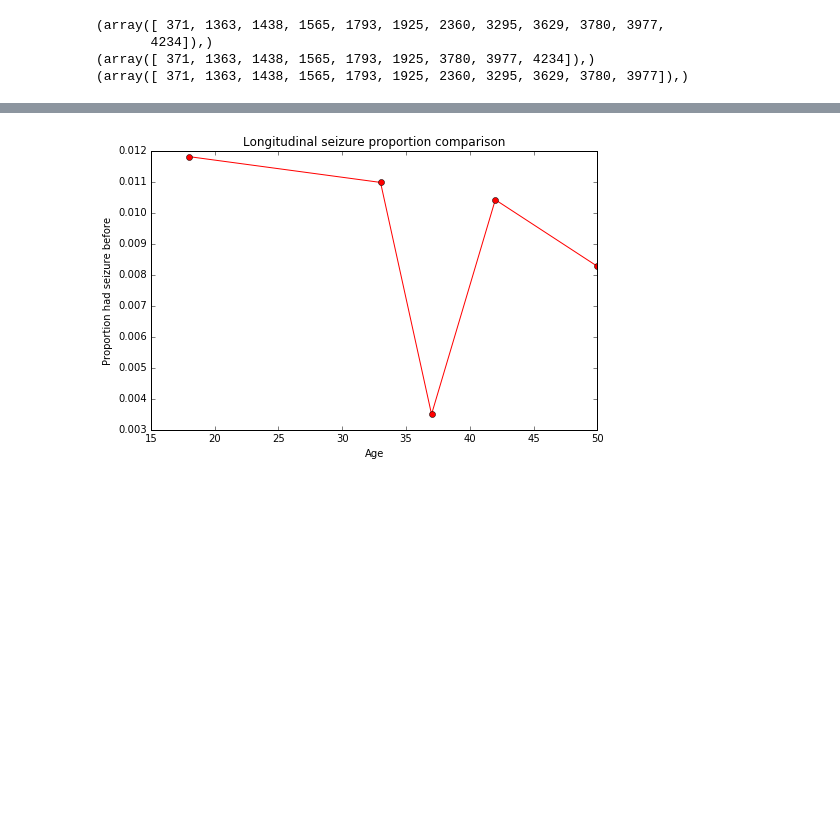
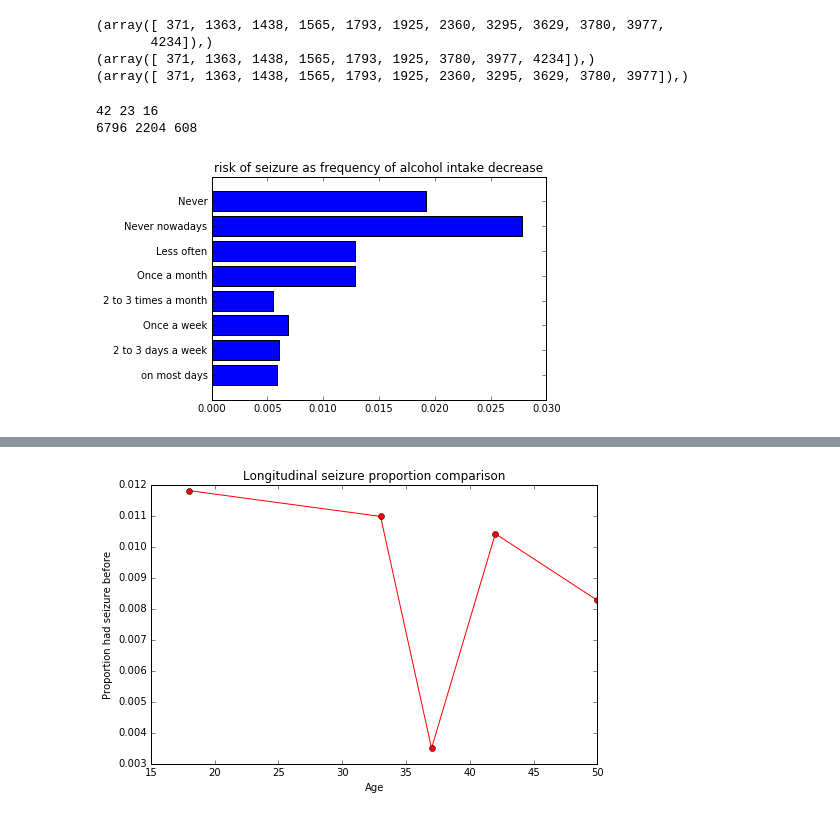
Before and after one commit to fbecerra/seizuresandepilepsy, a Jupyter notebook: cs109a_project.ipynb, the cells around one changed output, grey strips where cells are left out. Drawn from its saved outputs; the diff is of its cells as text; code cells hidden in the pictures; blank space fills up the shorter version.

```diff
--- a/cs109a_project.ipynb
+++ b/cs109a_project.ipynb
@@ -72,9 +72,9 @@ Accuracy of multinomial logistic regression: 0.338983050847
 - **Each subject is observed in 4 period, should we combine them into 1 longer period and build model on top of that?**
 # %%
 # Read in data set UKDA-2024-tab
-UKDA_2024_tab = pd.read_table('Data/1958 NCDS/UKDA-2024-tab/tab/warnock.tab.txt')
-UKDA_4992_tab = pd.read_table('Data/1958 NCDS/UKDA-4992-tab/tab/ncds37yearsurveydata.tab.txt')
-UKDA_5567_tab1 = pd.read_table('Data/1958 NCDS/UKDA-5567-tab/tab/ncds5cmi.tab.txt')
-UKDA_5567_tab2 = pd.read_table('Data/1958 NCDS/UKDA-5567-tab/tab/ncds5mc.tab.txt')
-UKDA_5578_tab = pd.read_table('Data/1958 NCDS/UKDA-5578-tab/tab/ncds6.tab.txt')
-UKDA_6137_tab = pd.read_table('Data/1958 NCDS/UKDA-6137-tab/tab/ncds_2008_followup.tab.txt')
+UKDA_2024_tab = pd.read_table('Data/1958 NCDS/UKDA-2024-tab/tab/warnock.tab')
+UKDA_4992_tab = pd.read_table('Data/1958 NCDS/UKDA-4992-tab/tab/ncds37yearsurveydata.tab')
+UKDA_5567_tab1 = pd.read_table('Data/1958 NCDS/UKDA-5567-tab/tab/ncds5cmi.tab')
+UKDA_5567_tab2 = pd.read_table('Data/1958 NCDS/UKDA-5567-tab/tab/ncds5mc.tab')
+UKDA_5578_tab = pd.read_table('Data/1958 NCDS/UKDA-5578-tab/tab/ncds6.tab')
+UKDA_6137_tab = pd.read_table('Data/1958 NCDS/UKDA-6137-tab/tab/ncds_2008_followup.tab')
@@ -197,0 +184,47 @@ y50 = float(diseased_size)/float(sample_size)
+# %%
+# 2008-2009, AGE 50
+seizure_ever1 = UKDA_6137_tab[UKDA_6137_tab['N8KHPB04'] == 1]  # "KHLPRB4" CM ever had fits,convulsions,epilepsy
+#print seizure_ever1
+
+medicat1 = UKDA_6137_tab[UKDA_6137_tab['N8FITSMD'] == 1] # "fitsmed" reg medicat for convulsion/fits/epileptic seizures
+#print medicat1
+
+seizure_ever2 = UKDA_6137_tab[UKDA_6137_tab['N8XKHP04'] == 1] # "Proxy" CM ever had fits,convulsions,epilepsy
+#print seizure_ever2
+
+medicat2 = UKDA_6137_tab[UKDA_6137_tab['N8XFITMD'] == 1] # "proxy" reg medicat for convulsion/fits/epileptic seizures
+#print medicat2
+
+alcohol_high1 = seizure_ever1[(seizure_ever1['N8DRINKS'] == 1)|(seizure_ever1['N8DRINKS'] == 2)|(seizure_ever1['N8DRINKS'] == 3) ]
+alcohol_low1 = seizure_ever1[(seizure_ever1['N8DRINKS'] == 4)|(seizure_ever1['N8DRINKS'] == 5)|(seizure_ever1['N8DRINKS'] == 6)]
+alcohol_never1 = seizure_ever1[(seizure_ever1['N8DRINKS'] == 7)|(seizure_ever1['N8DRINKS'] == 8)]
+
+print len(alcohol_high1), len(alcohol_low1), len(alcohol_never1)
+
+alcohol_high2 = UKDA_6137_tab[(UKDA_6137_tab['N8DRINKS'] == 1)|(UKDA_6137_tab['N8DRINKS'] == 2)|(UKDA_6137_tab['N8DRINKS'] == 3) ]
+alcohol_low2 = UKDA_6137_tab[(UKDA_6137_tab['N8DRINKS'] == 4)|(UKDA_6137_tab['N8DRINKS'] == 5)|(UKDA_6137_tab['N8DRINKS'] == 6)]
+alcohol_never2 = UKDA_6137_tab[(UKDA_6137_tab['N8DRINKS'] == 7)|(UKDA_6137_tab['N8DRINKS'] == 8)]
+
+print len(alcohol_high2), len(alcohol_low2), len(alcohol_never2)
+
+#Value = 1 Label = On most days?
+#Value = 2 Label = 2 to 3 days a week?
+#Value = 3 Label = Once a week?
+#Value = 4 Label = 2 to 3 times a month?
+#Value = 5 Label = Once a month?
+#Value = 6 Label = Less often, special occasions
+#Value = 7 Label = Never nowadays
+#Value = 8 Label = CM has never had an alcoholic drink
+
+results = np.zeros(8)
+for i in range(1,9):
+    results[i-1]=  float(len(seizure_ever1[seizure_ever1['N8DRINKS'] == i]))/len(UKDA_6137_tab[UKDA_6137_tab['N8DRINKS'] == i])
+
+labels=['on most days','2 to 3 days a week','Once a week', '2 to 3 times a month','Once a month','Less often','Never nowadays','Never']
+plt.barh(range(1,9), results, align = 'center', tick_label = labels)
+plt.title('risk of seizure as frequency of alcohol intake decrease')
+plt.show()
+# %% [output]
+42 23 16
+6796 2204 608
+[figure, added]
```
Also changed, not shown: parts of 6 cells of this notebook.
